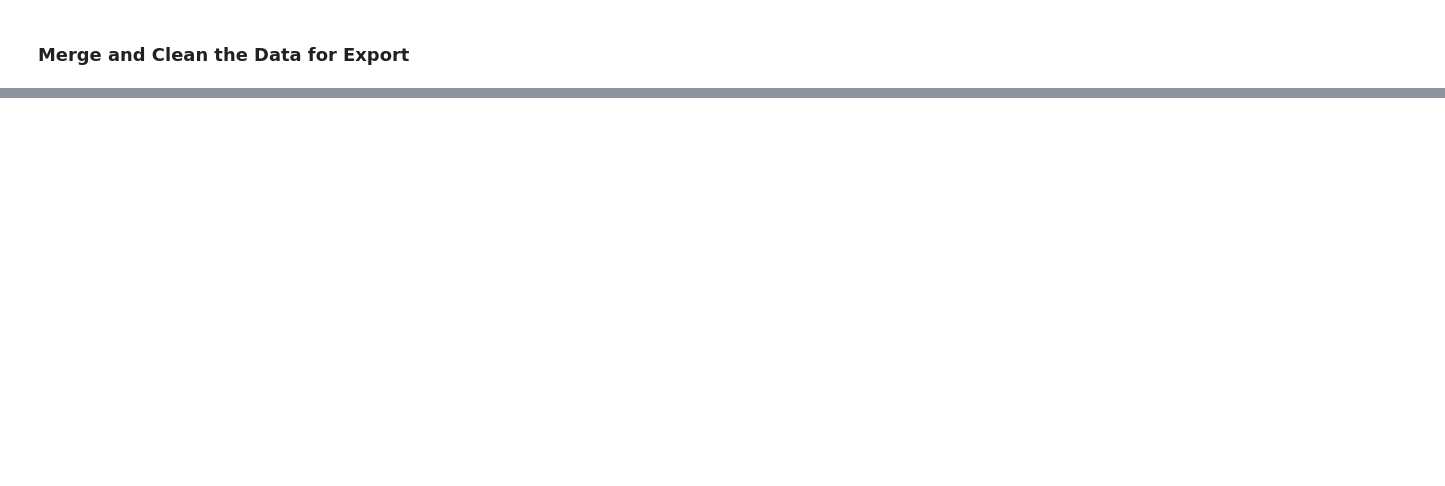
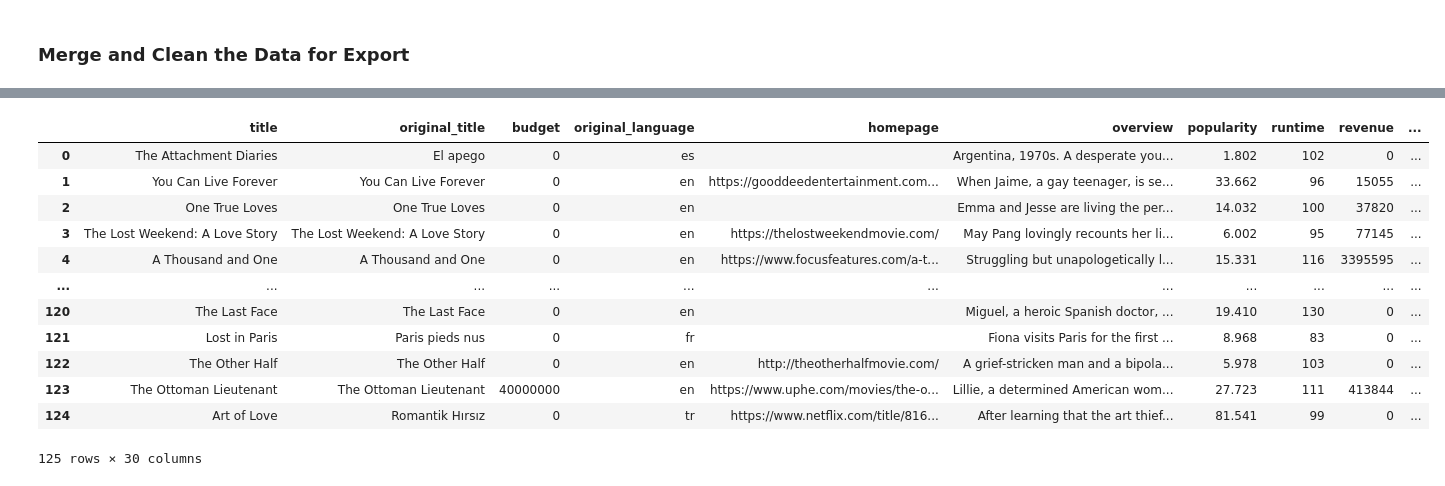
Before and after one commit to mattarad/data-sourcing-challenge, a Jupyter notebook: retrieve_movie_data.ipynb, the cells around one changed output, grey strips where cells are left out. Cells and saved outputs as stored; diff of their text form; code cells hidden in the pictures; blank space fills up the shorter version.

```diff
--- a/retrieve_movie_data.ipynb
+++ b/retrieve_movie_data.ipynb
@@ -275,4 +310,6 @@ I am sleeping
 ]
 # %%
 # Convert the results to a DataFrame
+tmdb_df = pd.DataFrame(tmdb_movies_list)
+tmdb_df.head(2)
 # %% [output]
@@ -293,4 +320,6 @@ I am sleeping
 ### Merge and Clean the Data for Export
 # %%
 # Merge the New York Times reviews and TMDB DataFrames on title
+merged_df = pd.merge(tmdb_df,nyt_reviews_pd, on='title')
+merged_df.head(2)
 # %% [output]
@@ -310,18 +330,21 @@ I am sleeping
 # %%
 # Remove list brackets and quotation marks on the columns containing lists
 # Create a list of the columns that need fixing
-
+columns_to_fix=['genres', 'spoken_languages', 'production_countries']
 
 # Create a list of characters to remove
-
+characters_to_remove = ['[',']','\'']
 
 # Loop through the list of columns to fix
-
+for colum in columns_to_fix:
     # Convert the column to type 'str'
-
+    merged_df[colum] = merged_df[colum].astype('string')
 
     # Loop through characters to remove
+    for char in characters_to_remove:
+        merged_df[colum] = merged_df[colum].str.replace(char, '')
 
 
 # Display the fixed DataFrame
+merged_df
 # %% [output]
@@ -337,2 +364,21 @@ I am sleeping
+# %%
+# Drop "byline.person" column
+if 'byline.person' in merged_df.columns:
+    merged_df = merged_df.drop(columns=['byline.person'])
+merged_df
+# %% [output]
+|  | title | original_title | budget | original_language | homepage | overview | popularity | runtime | revenue | ... |
+| 0 | The Attachment Diaries | El apego | 0 | es |  | Argentina, 1970s. A desperate you... | 1.802 | 102 | 0 | ... |
+| 1 | You Can Live Forever | You Can Live Forever | 0 | en | https://gooddeedentertainment.com... | When Jaime, a gay teenager, is se... | 33.662 | 96 | 15055 | ... |
+| 2 | One True Loves | One True Loves | 0 | en |  | Emma and Jesse are living the per... | 14.032 | 100 | 37820 | ... |
+| 3 | The Lost Weekend: A Love Story | The Lost Weekend: A Love Story | 0 | en | https://thelostweekendmovie.com/ | May Pang lovingly recounts her li... | 6.002 | 95 | 77145 | ... |
+| 4 | A Thousand and One | A Thousand and One | 0 | en | https://www.focusfeatures.com/a-t... | Struggling but unapologetically l... | 15.331 | 116 | 3395595 | ... |
+| ... | ... | ... | ... | ... | ... | ... | ... | ... | ... | ... |
+| 120 | The Last Face | The Last Face | 0 | en |  | Miguel, a heroic Spanish doctor, ... | 19.410 | 130 | 0 | ... |
+| 121 | Lost in Paris | Paris pieds nus | 0 | fr |  | Fiona visits Paris for the first ... | 8.968 | 83 | 0 | ... |
+| 122 | The Other Half | The Other Half | 0 | en | http://theotherhalfmovie.com/ | A grief-stricken man and a bipola... | 5.978 | 103 | 0 | ... |
+| 123 | The Ottoman Lieutenant | The Ottoman Lieutenant | 40000000 | en | https://www.uphe.com/movies/the-o... | Lillie, a determined American wom... | 27.723 | 111 | 413844 | ... |
+| 124 | Art of Love | Romantik Hırsız | 0 | tr | https://www.netflix.com/title/816... | After learning that the art thief... | 81.541 | 99 | 0 | ... |
+125 rows × 30 columns
 # %%
 # Delete duplicate rows and reset index
```
Also changed, not shown: parts of 10 cells of this notebook, 1 other file.
